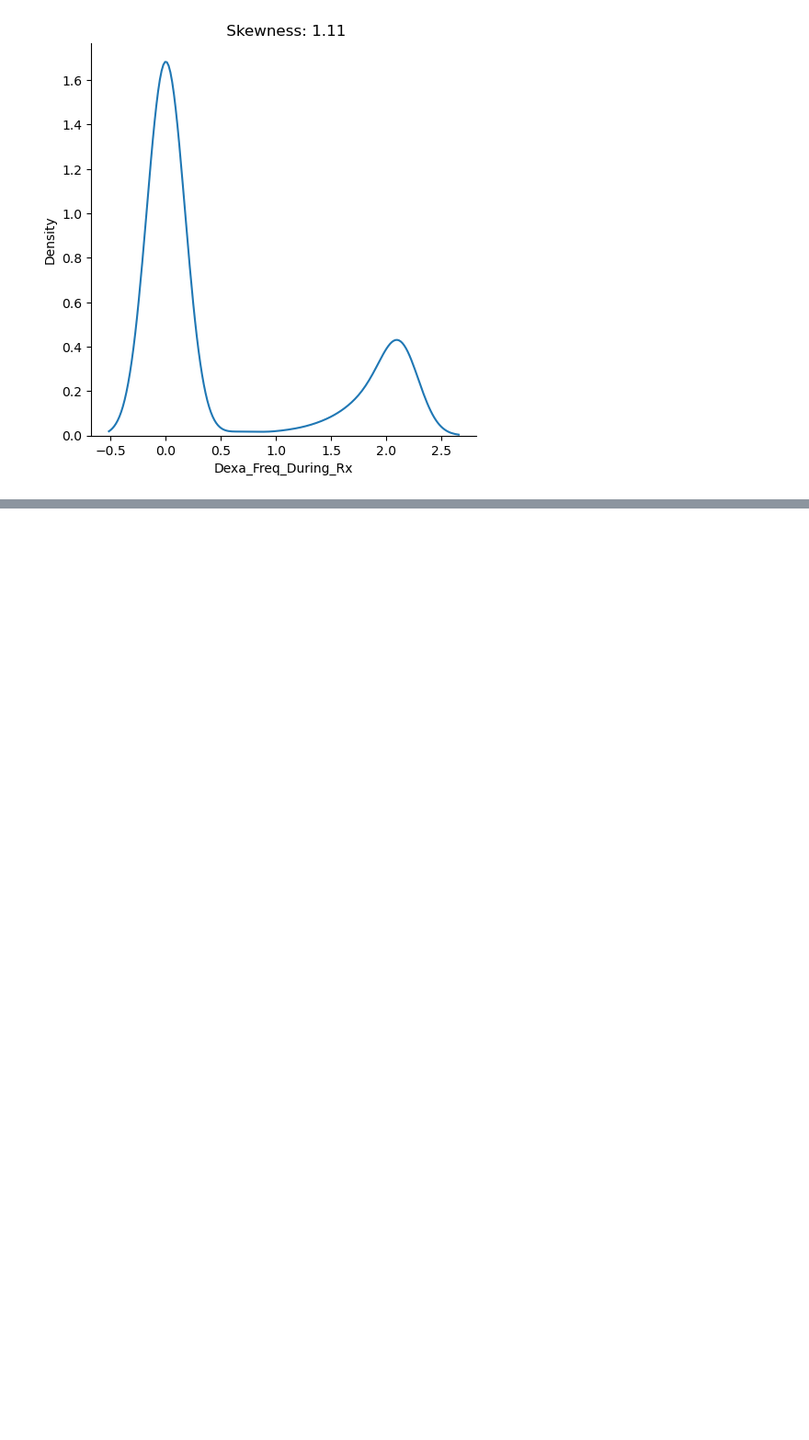
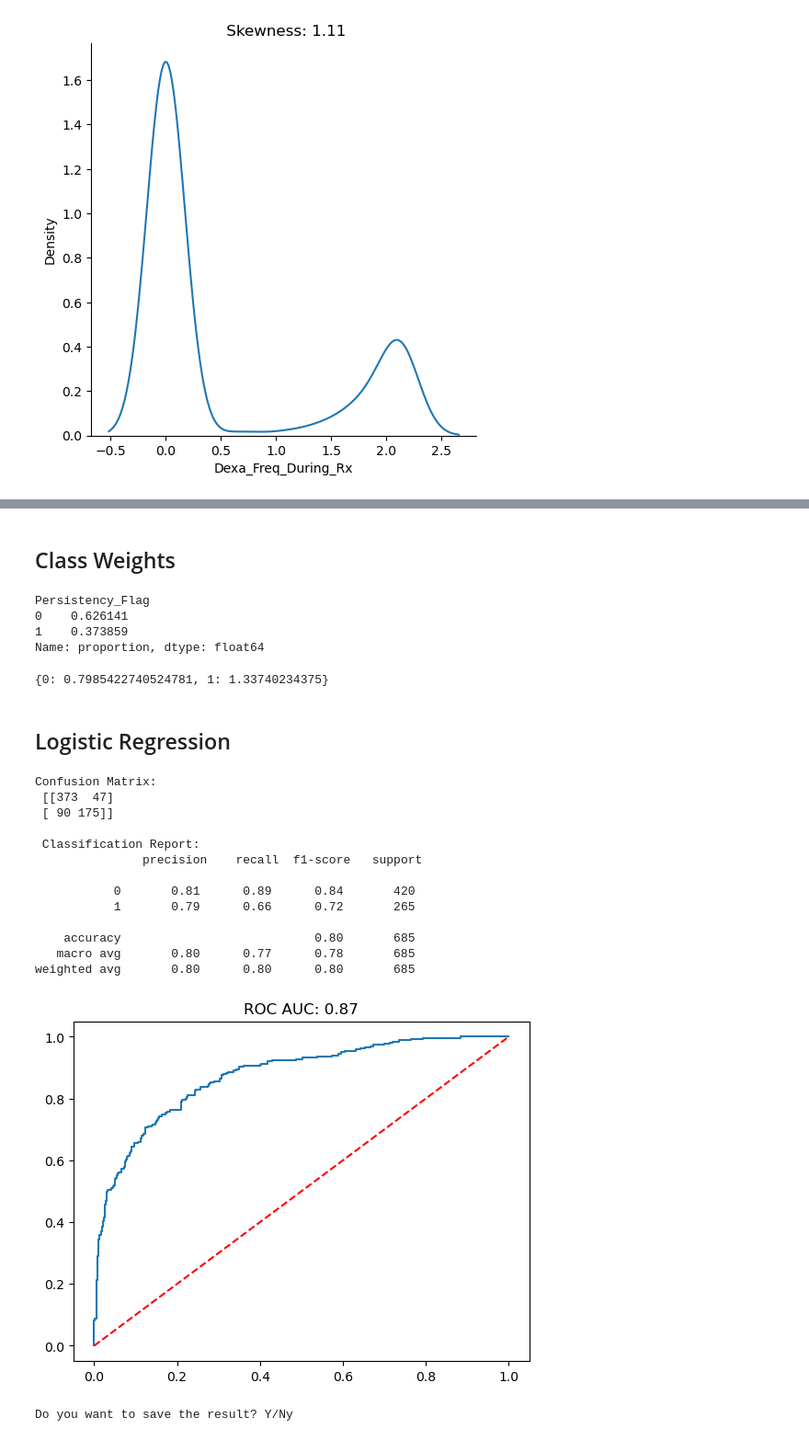
Before and after one commit to Ankita-ar/PERSISTENCY-OF-A-DRUG, a Jupyter notebook: From Data to Decisions - A Complete Pipeline for Drug Persistency Analysis.ipynb, the cells around one changed output, grey strips where cells are left out. Shown at 92% size. Cells and saved outputs as stored; diff of their text form; code cells hidden in the pictures; blank space fills up the shorter version.

```diff
--- a/From Data to Decisions - A Complete Pipeline for Drug Persistency Analysis.ipynb
+++ b/From Data to Decisions - A Complete Pipeline for Drug Persistency Analysis.ipynb
@@ -475,0 +511,5 @@ plt.show()
+# %%
+x = data.drop(columns=['Persistency_Flag'])
+y = data['Persistency_Flag']
+# %%
+x_train, x_test, y_train, y_test = train_test_split(x, y, train_size=0.80, random_state=2)
@@ -475,0 +522,36 @@ plt.show()
+# %%
+mod = []
+accu = []
+prec = []
+rec = []
+f1 = []
+ckap = []
+
+def model_validation(model, xtrain, ytrain, xtest, ytest):
+    m = model
+    m.fit(xtrain, ytrain)
+    pred_h = m.predict(xtest)
+    pred_s = m.predict_proba(xtest)[:,1]
+
+    print('Confusion Matrix:\n', confusion_matrix(ytest, pred_h))
+    print('\n Classification Report:\n', classification_report(ytest, pred_h))
+
+    fpr, tpr, thresh = roc_curve(ytest, pred_s)
+    plt.plot(fpr, tpr)
+    plt.plot([0,1],[0,1],ls='--',color='red')
+    plt.title(f'ROC AUC: {round(roc_auc_score(ytest, pred_s),2)}')
+    plt.show()
+
+    ans = input('Do you want to save the result? Y/N')
+    if ans.lower()=='y':
+        mod.append(str(model))
+        accu.append(accuracy_score(ytest, pred_h))
+        prec.append(precision_score(ytest, pred_h))
+        rec.append(recall_score(ytest, pred_h))
+        f1.append(f1_score(ytest, pred_h))
+        ckap.append(cohen_kappa_score(ytest, pred_h))
+        global scorecard
+        scorecard = pd.DataFrame({'Model':mod, 'Accuracy':accu, 'Precision':prec, 'Recall':rec, 'F1 Score':f1,
+                                  'Cohen Kappa':ckap})
+    else:
+        return
@@ -475,0 +563,9 @@ plt.show()
+# %% [markdown]
+## Class Weights
+# %%
+y_train.value_counts(normalize=True)
+# %% [output]
+Persistency_Flag
+0    0.626141
+1    0.373859
+Name: proportion, dtype: float64
@@ -475,0 +574,25 @@ plt.show()
+# %%
+weights_dict = {k:v for k,v in zip(range(2), weights)}
+weights_dict
+# %% [output]
+{0: 0.7985422740524781, 1: 1.33740234375}
+# %% [markdown]
+## Logistic Regression
+# %%
+model_validation(LogisticRegression(), x_train, y_train, x_test, y_test)
+# %% [output]
+Confusion Matrix:
+ [[373  47]
+ [ 90 175]]
+
+ Classification Report:
+               precision    recall  f1-score   support
+
+           0       0.81      0.89      0.84       420
+           1       0.79      0.66      0.72       265
+
+    accuracy                           0.80       685
+   macro avg       0.80      0.77      0.78       685
+weighted avg       0.80      0.80      0.80       685
+[figure, added]
+Do you want to save the result? Y/Ny
```
Also changed, not shown: parts of 54 cells of this notebook.
